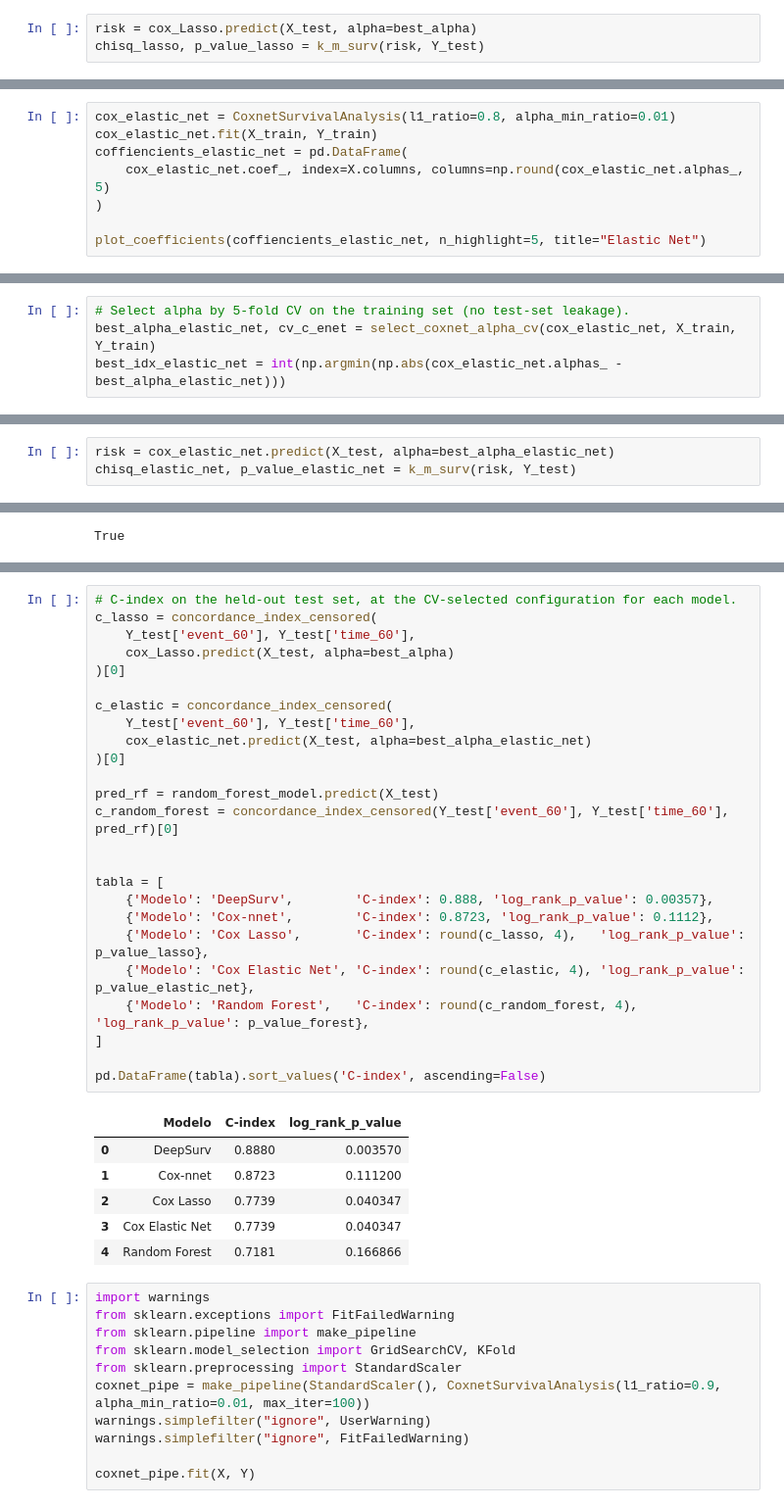
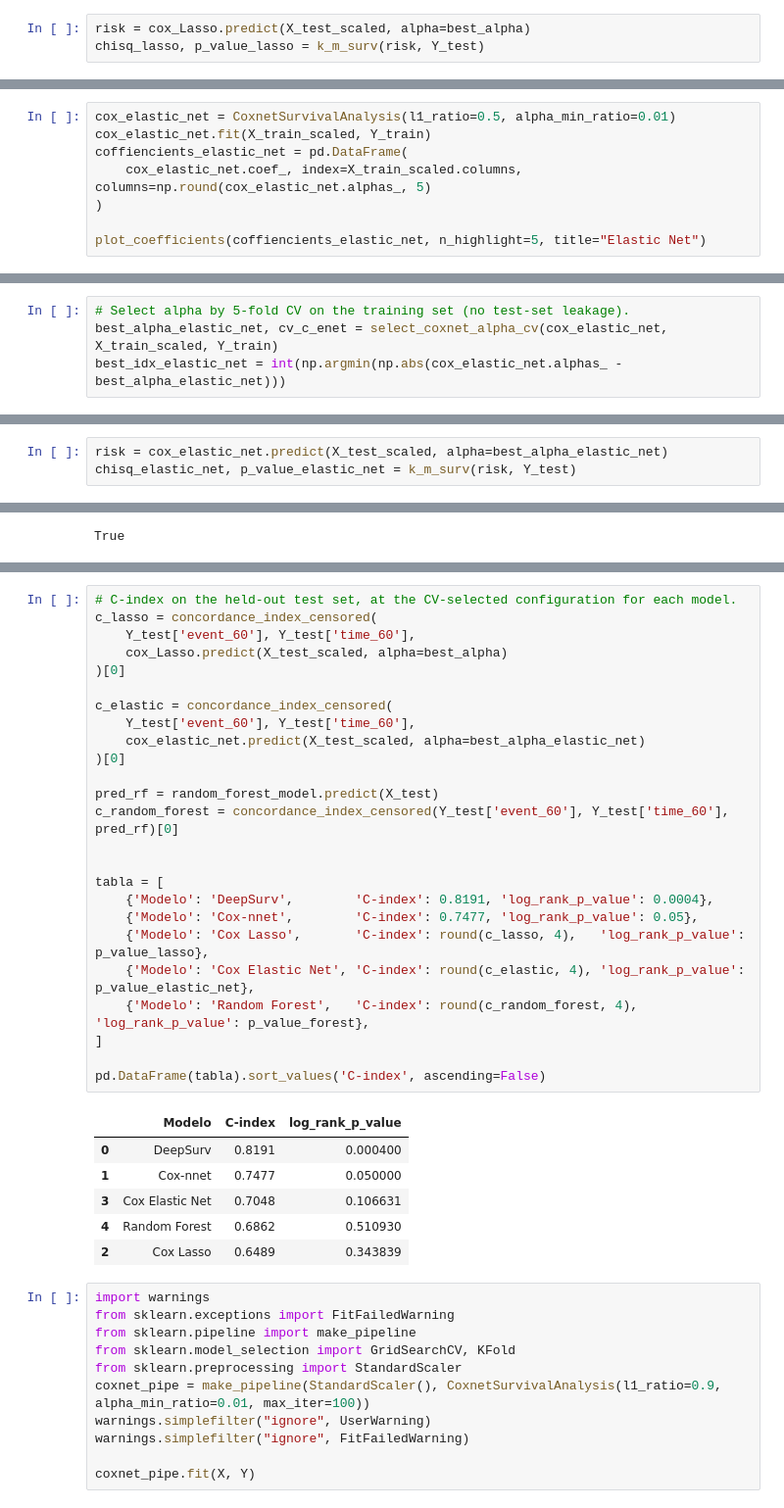
Before and after one commit to Fasmanuel2002/UPSA_Thesis_Research, a Jupyter notebook: research/notebooks/limma.ipynb, the cells around one changed output, grey strips where cells are left out. Shown at 98% size. Cells and saved outputs as stored; diff of their text form.

```diff
--- a/research/notebooks/limma.ipynb
+++ b/research/notebooks/limma.ipynb
@@ -252,6 +272,6 @@ S100A8    0.408579
 Length: 1000, dtype: float64
 # %%
-risk = cox_Lasso.predict(X_test, alpha=best_alpha)
+risk = cox_Lasso.predict(X_test_scaled, alpha=best_alpha)
 chisq_lasso, p_value_lasso = k_m_surv(risk, Y_test)
 # %% [output]
 For this group the risk High
@@ -276,10 +296,10 @@ Log-rank: chi2=4.203, p=0.04035
 # %% [markdown]
 <font size="4">Elastic Net</font>
 # %%
-cox_elastic_net = CoxnetSurvivalAnalysis(l1_ratio=0.8, alpha_min_ratio=0.01)
-cox_elastic_net.fit(X_train, Y_train)
+cox_elastic_net = CoxnetSurvivalAnalysis(l1_ratio=0.5, alpha_min_ratio=0.01)
+cox_elastic_net.fit(X_train_scaled, Y_train)
 coffiencients_elastic_net = pd.DataFrame(
-    cox_elastic_net.coef_, index=X.columns, columns=np.round(cox_elastic_net.alphas_, 5)
+    cox_elastic_net.coef_, index=X_train_scaled.columns, columns=np.round(cox_elastic_net.alphas_, 5)
 )
 
 plot_coefficients(coffiencients_elastic_net, n_highlight=5, title="Elastic Net")
@@ -288,6 +308,6 @@ plot_coefficients(coffiencients_elastic_net, n_highlight=5, title="Elastic Net")
 # %%
 # Select alpha by 5-fold CV on the training set (no test-set leakage).
-best_alpha_elastic_net, cv_c_enet = select_coxnet_alpha_cv(cox_elastic_net, X_train, Y_train)
+best_alpha_elastic_net, cv_c_enet = select_coxnet_alpha_cv(cox_elastic_net, X_train_scaled, Y_train)
 best_idx_elastic_net = int(np.argmin(np.abs(cox_elastic_net.alphas_ - best_alpha_elastic_net)))
 # %%
 best_alpha_elastic_net = cox_elastic_net.alphas_[best_idx_elastic_net]
@@ -338,5 +358,5 @@ NameError: name 'best_alpha' is not defined
 # %%
-risk = cox_elastic_net.predict(X_test, alpha=best_alpha_elastic_net)
+risk = cox_elastic_net.predict(X_test_scaled, alpha=best_alpha_elastic_net)
 chisq_elastic_net, p_value_elastic_net = k_m_surv(risk, Y_test)
 # %% [output]
 For this group the risk High
@@ -463,35 +481,35 @@ The concordance of the Random Forest model 0.7180851063829787
 # %%
 # C-index on the held-out test set, at the CV-selected configuration for each model.
 c_lasso = concordance_index_censored(
     Y_test['event_60'], Y_test['time_60'],
-    cox_Lasso.predict(X_test, alpha=best_alpha)
+    cox_Lasso.predict(X_test_scaled, alpha=best_alpha)
 )[0]
 
 c_elastic = concordance_index_censored(
     Y_test['event_60'], Y_test['time_60'],
-    cox_elastic_net.predict(X_test, alpha=best_alpha_elastic_net)
+    cox_elastic_net.predict(X_test_scaled, alpha=best_alpha_elastic_net)
 )[0]
 
 pred_rf = random_forest_model.predict(X_test)
 c_random_forest = concordance_index_censored(Y_test['event_60'], Y_test['time_60'], pred_rf)[0]
 
 
 tabla = [
-    {'Modelo': 'DeepSurv',        'C-index': 0.888, 'log_rank_p_value': 0.00357},
-    {'Modelo': 'Cox-nnet',        'C-index': 0.8723, 'log_rank_p_value': 0.1112},
+    {'Modelo': 'DeepSurv',        'C-index': 0.8191, 'log_rank_p_value': 0.0004},
+    {'Modelo': 'Cox-nnet',        'C-index': 0.7477, 'log_rank_p_value': 0.05},
     {'Modelo': 'Cox Lasso',       'C-index': round(c_lasso, 4),   'log_rank_p_value': p_value_lasso},
     {'Modelo': 'Cox Elastic Net', 'C-index': round(c_elastic, 4), 'log_rank_p_value': p_value_elastic_net},
     {'Modelo': 'Random Forest',   'C-index': round(c_random_forest, 4),      'log_rank_p_value': p_value_forest},
 ]
 
 pd.DataFrame(tabla).sort_values('C-index', ascending=False)
 # %% [output]
 |  | Modelo | C-index | log_rank_p_value |
-| 0 | DeepSurv | 0.8880 | 0.003570 |
-| 1 | Cox-nnet | 0.8723 | 0.111200 |
-| 2 | Cox Lasso | 0.7739 | 0.040347 |
-| 3 | Cox Elastic Net | 0.7739 | 0.040347 |
-| 4 | Random Forest | 0.7181 | 0.166866 |
+| 0 | DeepSurv | 0.8191 | 0.000400 |
+| 1 | Cox-nnet | 0.7477 | 0.050000 |
+| 3 | Cox Elastic Net | 0.7048 | 0.106631 |
+| 4 | Random Forest | 0.6862 | 0.510930 |
+| 2 | Cox Lasso | 0.6489 | 0.343839 |
 # %%
 import warnings
 from sklearn.exceptions import FitFailedWarning
```
Also changed, not shown: parts of 22 cells of this notebook, 2 other files.
